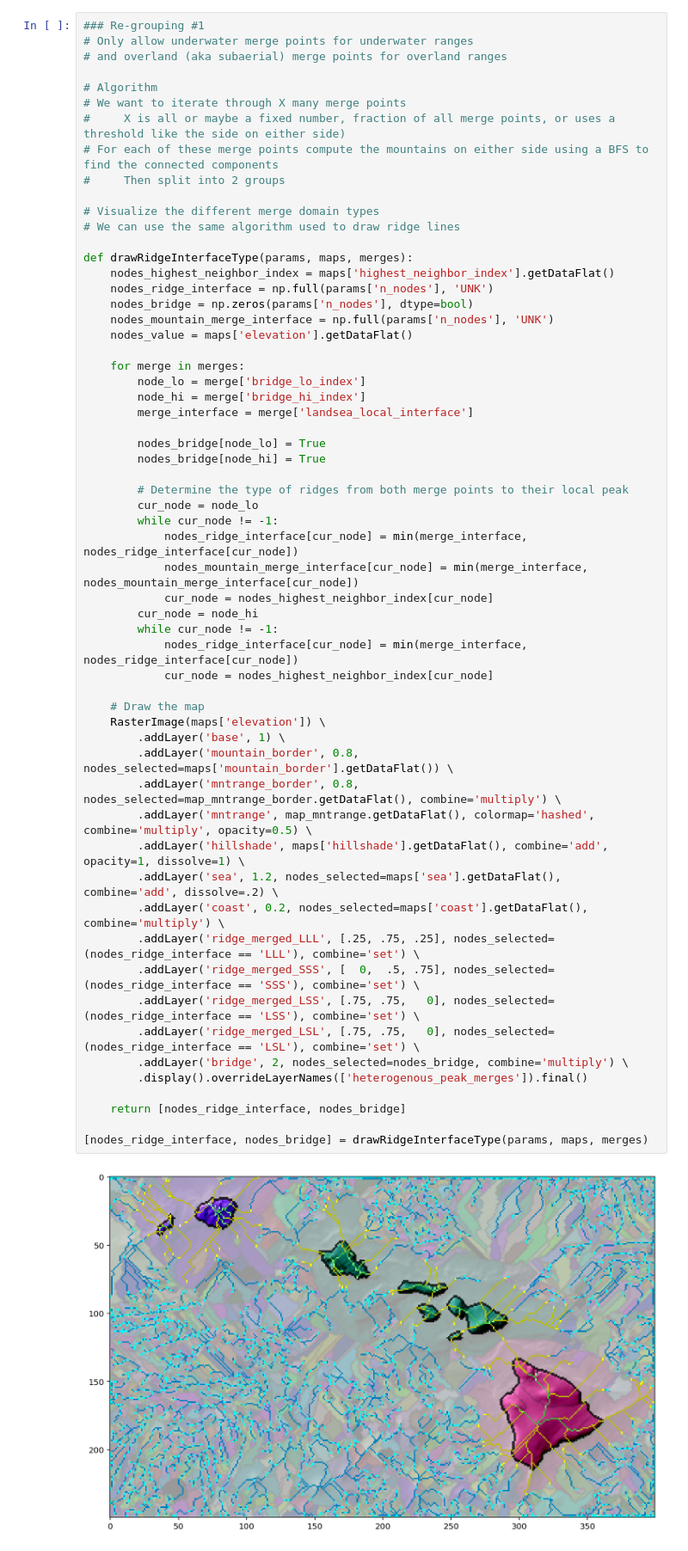
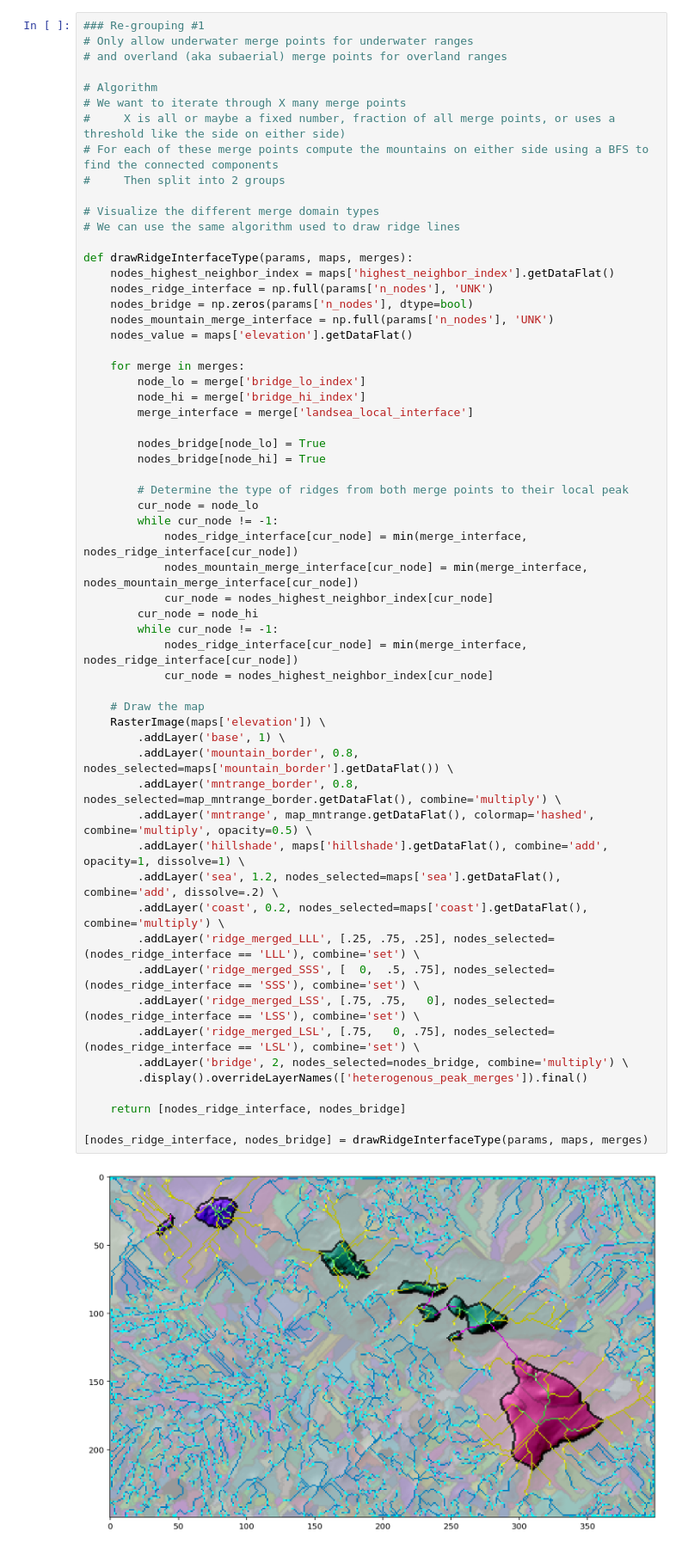
Before and after one commit to conradarcturus/mapalgo, a Jupyter notebook: 03_Mountain_Ranges.ipynb, the cells around one changed output. Shown at 86% size. Drawn from its saved outputs; the diff is of its cells as text.

```diff
--- a/03_Mountain_Ranges.ipynb
+++ b/03_Mountain_Ranges.ipynb
@@ -629,35 +629,35 @@ def drawRidgeInterfaceType(params, maps, merges):
         # Determine the type of ridges from both merge points to their local peak
         cur_node = node_lo
         while cur_node != -1:
             nodes_ridge_interface[cur_node] = min(merge_interface, nodes_ridge_interface[cur_node])
             nodes_mountain_merge_interface[cur_node] = min(merge_interface, nodes_mountain_merge_interface[cur_node])
             cur_node = nodes_highest_neighbor_index[cur_node]
         cur_node = node_hi
         while cur_node != -1:
             nodes_ridge_interface[cur_node] = min(merge_interface, nodes_ridge_interface[cur_node])
             cur_node = nodes_highest_neighbor_index[cur_node]
 
     # Draw the map
     RasterImage(maps['elevation']) \
         .addLayer('base', 1) \
         .addLayer('mountain_border', 0.8, nodes_selected=maps['mountain_border'].getDataFlat()) \
         .addLayer('mntrange_border', 0.8, nodes_selected=map_mntrange_border.getDataFlat(), combine='multiply') \
         .addLayer('mntrange', map_mntrange.getDataFlat(), colormap='hashed', combine='multiply', opacity=0.5) \
         .addLayer('hillshade', maps['hillshade'].getDataFlat(), combine='add', opacity=1, dissolve=1) \
         .addLayer('sea', 1.2, nodes_selected=maps['sea'].getDataFlat(), combine='add', dissolve=.2) \
         .addLayer('coast', 0.2, nodes_selected=maps['coast'].getDataFlat(), combine='multiply') \
         .addLayer('ridge_merged_LLL', [.25, .75, .25], nodes_selected=(nodes_ridge_interface == 'LLL'), combine='set') \
         .addLayer('ridge_merged_SSS', [  0,  .5, .75], nodes_selected=(nodes_ridge_interface == 'SSS'), combine='set') \
         .addLayer('ridge_merged_LSS', [.75, .75,   0], nodes_selected=(nodes_ridge_interface == 'LSS'), combine='set') \
-        .addLayer('ridge_merged_LSL', [.75, .75,   0], nodes_selected=(nodes_ridge_interface == 'LSL'), combine='set') \
+        .addLayer('ridge_merged_LSL', [.75,   0, .75], nodes_selected=(nodes_ridge_interface == 'LSL'), combine='set') \
         .addLayer('bridge', 2, nodes_selected=nodes_bridge, combine='multiply') \
         .display().overrideLayerNames(['heterogenous_peak_merges']).final()
 
     return [nodes_ridge_interface, nodes_bridge]
 
 [nodes_ridge_interface, nodes_bridge] = drawRidgeInterfaceType(params, maps, merges)
 # %% [output]
-[figure, old version]
+[figure, new version]
 # %% [markdown]
 ### Analysis
 Lets try grouping the ranges without these merge but we can already notice a few weaknesses
```
Also changed, not shown: parts of 3 cells of this notebook, 10 other files.
